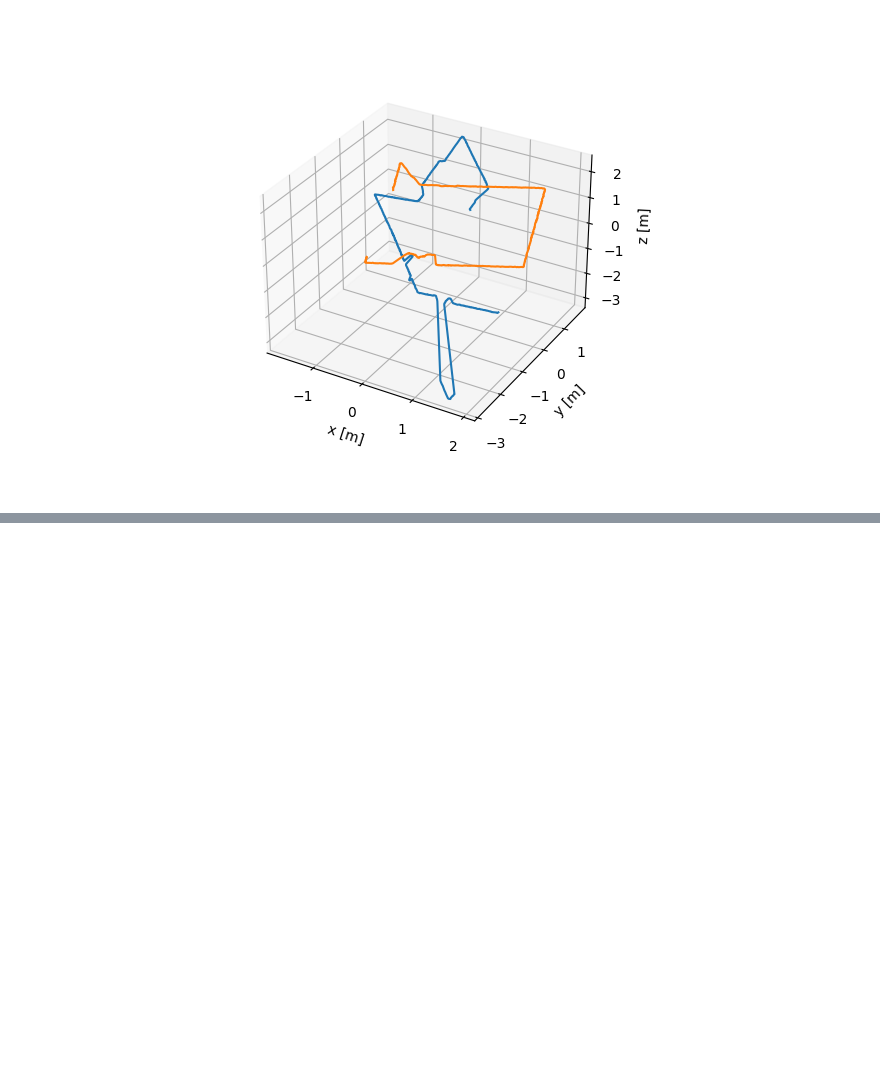
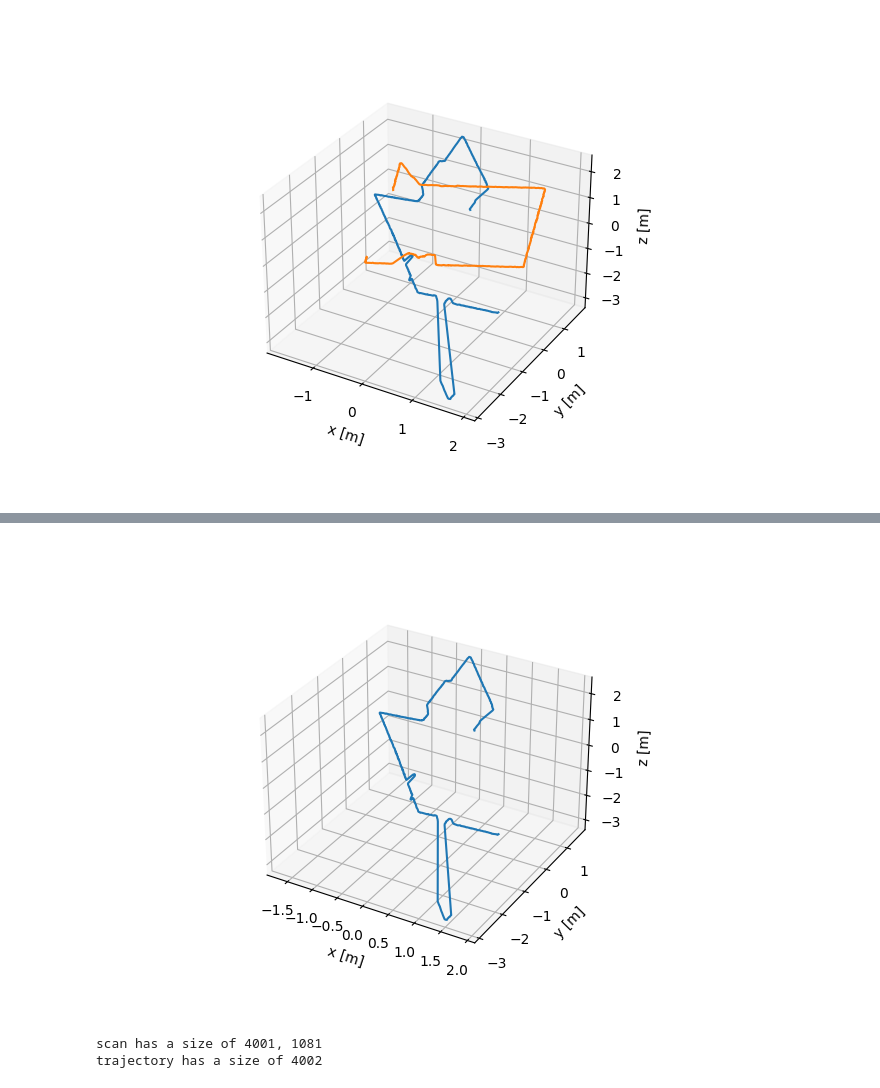
Before and after one commit to icheered/RPCN, a Jupyter notebook: Part_C/pointcloud.ipynb, the cells around one changed output, grey strips where cells are left out. Drawn from its saved outputs; the diff is of its cells as text; code cells hidden in the pictures; blank space fills up the shorter version.

Commit message:
Scan rotation trajectory

```diff
--- a/Part_C/pointcloud.ipynb
+++ b/Part_C/pointcloud.ipynb
@@ -227,0 +252,59 @@ for scan_points, row in zip(scan, traject.iterrows()):
+# %%
+from matplotlib.animation import FuncAnimation
+# Create the figure and axes
+fig = plt.figure()
+ax = plt.axes(projection='3d')
+
+# Initialize the data points to be plotted
+datapoint = -1
+scan0_line, = ax.plot(scan0_new_rot[datapoint][:, 0], scan0_new_rot[datapoint][:, 1], scan0_new_rot[datapoint][:, 2], label='scan0')
+scan1_line, = ax.plot(scan1_new_rot[datapoint][:, 0], scan1_new_rot[datapoint][:, 1], scan1_new_rot[datapoint][:, 2], label='scan0')
+
+# Set the axis labels
+ax.set_xlabel('x [m]')
+ax.set_ylabel('y [m]')
+ax.set_zlabel('z [m]')
+
+# Define the function to be called for each animation frame
+def update(frame):
+    global datapoint
+    if(datapoint < -4000):
+        datapoint = -1
+    datapoint -= 1
+    scan0_line.set_data(scan0_rot[datapoint][:, 0], scan0_rot[datapoint][:, 1])
+    scan0_line.set_3d_properties(scan0_rot[datapoint][:, 2])
+    scan1_line.set_data(scan1_rot[datapoint][:, 0], scan1_rot[datapoint][:, 1])
+    scan1_line.set_3d_properties(scan1_rot[datapoint][:, 2])
+
+# Create the animation object
+ani = FuncAnimation(fig, update, frames=range(len(scan0_rot)), interval=30, blit=True)
+
+running = True
+
+def on_key(event):
+    global running
+    print(event)
+    if event.key == 'p':
+        if(running):
+            running = False
+            print("Pausing")
+            ani.event_source.stop()
+        else:
+            running = True
+            print("Resuming")
+            ani.event_source.start()
+    if event.key == 'q':
+        print("Quitting")
+        plt.close()
+
+fig.canvas.mpl_connect('key_press_event', on_key)
+# Show the animation
+plt.show()
+# %% [output]
+[figure, added]
+# %%
+print(f"scan has a size of {len(scan)}, {len(scan[1])}")
+print(f"trajectory has a size of {len(traject)}")
+# %% [output]
+scan has a size of 4001, 1081
+trajectory has a size of 4002
```
Also changed, not shown: parts of 1 cell of this notebook.
